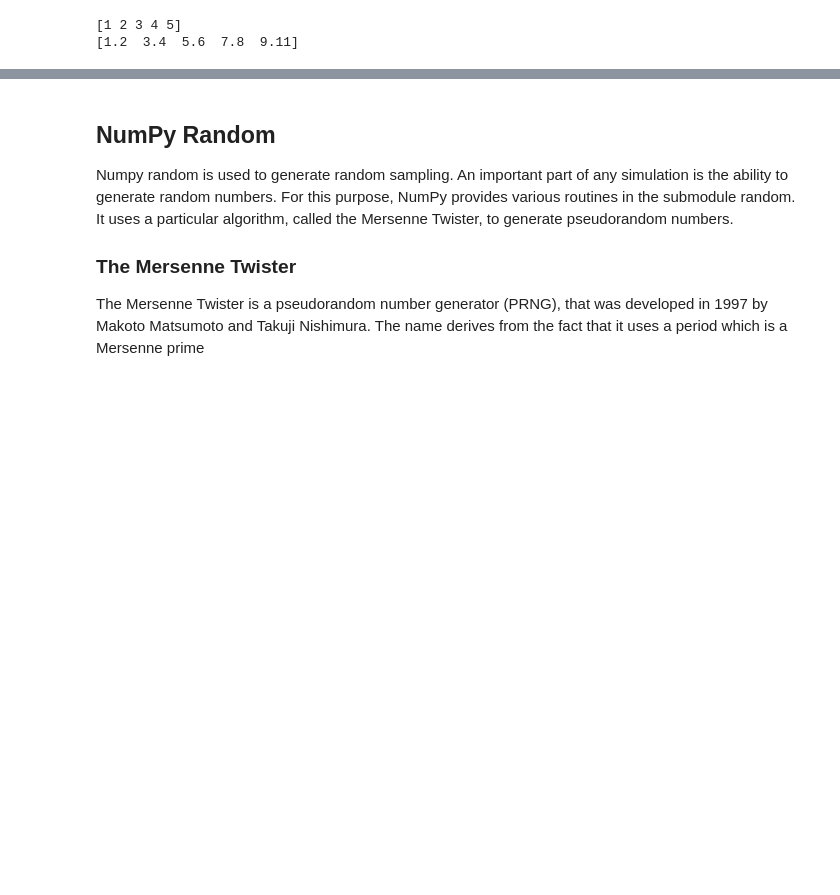
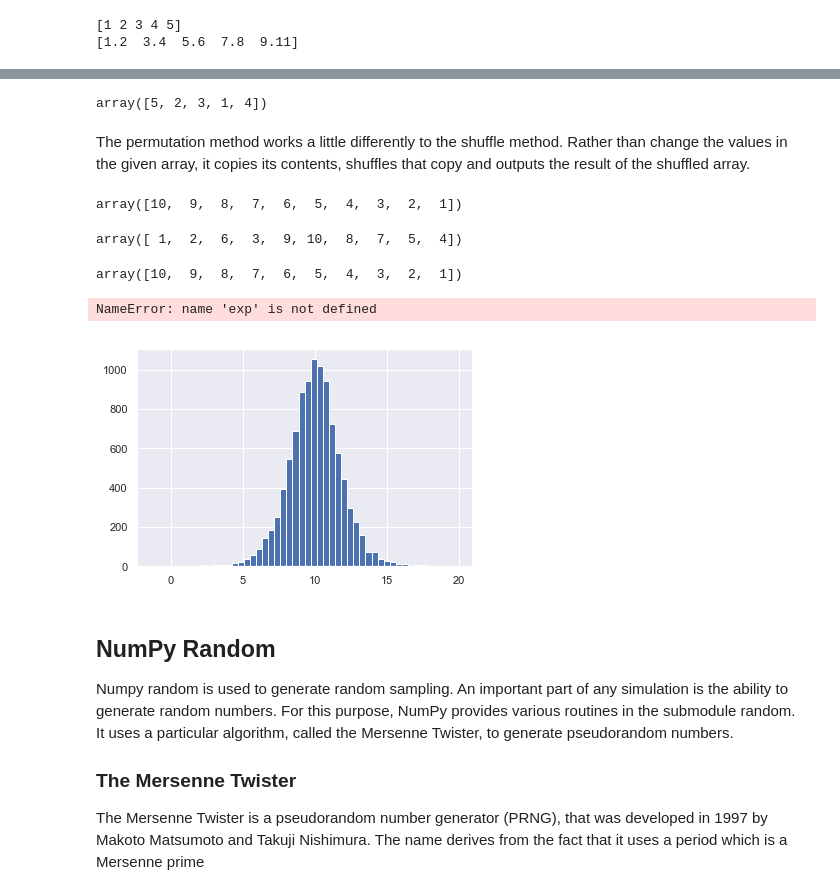
Before and after one commit to RCElucidator7/EmergingTechProject, a Jupyter notebook: Numpy.ipynb, the cells around one changed output, grey strips where cells are left out. Cells and saved outputs as stored; diff of their text form; code cells hidden in the pictures; blank space fills up the shorter version.

Commit message:
Added Permutations to numpy notebook

```diff
--- a/Numpy.ipynb
+++ b/Numpy.ipynb
@@ -47,3 +63,46 @@ print(b)
+# %%
+# Then we call the .shuffle method on our variable
+np.random.shuffle(ara)
+ara
+# %% [output]
+array([5, 2, 3, 1, 4])
+# %% [markdown]
+The permutation method works a little differently to the shuffle method. Rather than change the values in the given array, it copies its contents, shuffles that copy and outputs the result of the shuffled array.
+# %%
+# Initalize an array using numpy.array and assign it to a variable
+ara2 = np.array([10, 9, 8, 7, 6, 5, 4, 3, 2, 1])
+ara2
+# %% [output]
+array([10,  9,  8,  7,  6,  5,  4,  3,  2,  1])
+# %%
+# Now if we call this permutatuion method, we should get a shuffled array that doesn't alter our initial array
+np.random.permutation(ara2)
+# %% [output]
+array([ 1,  2,  6,  3,  9, 10,  8,  7,  5,  4])
+# %%
+# And to verify the initial array wasnt modified
+ara2
+# %% [output]
+array([10,  9,  8,  7,  6,  5,  4,  3,  2,  1])
+# %%
+# Import numpy for random package
+import numpy as np
+
+# Import seaborn for some nice graphs
+import matplotlib.pyplot as plt
+
+loc, scale = 10, 1
+s = np.random.logistic(loc, scale, 10000)
+count, bins, ignored = plt.hist(s, bins=50)
+
+def logist(x, loc, scale):
+    return exp((loc-x)/scale)/(scale*(1+exp((loc-x)/scale))**2)
+plt.plot(bins, logist(bins, loc, scale)*count.max()/\
+logist(bins, loc, scale).max())
+plt.show()
+# %% [output]
+NameError: name 'exp' is not defined
+[figure, added]
 # %% [markdown]
 ## NumPy Random
 
```
Also changed, not shown: parts of 5 cells of this notebook.
